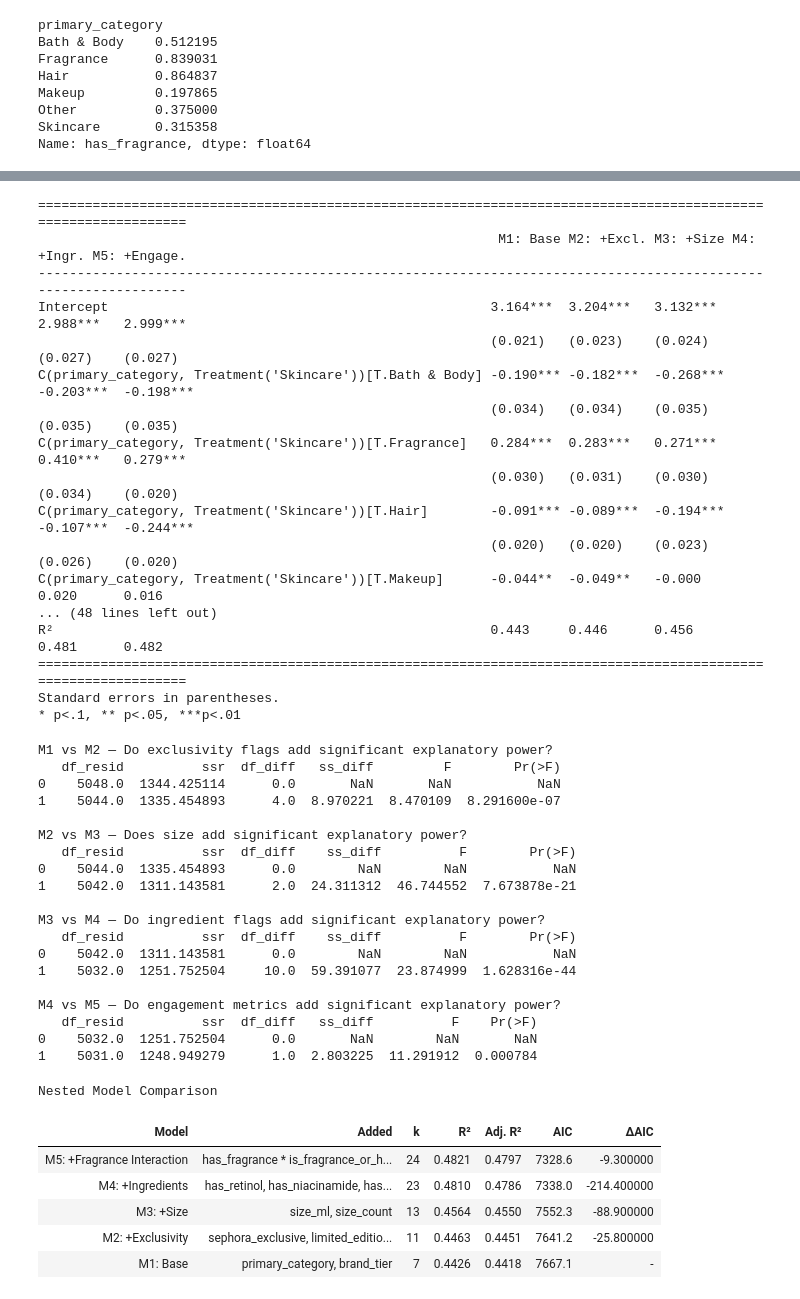
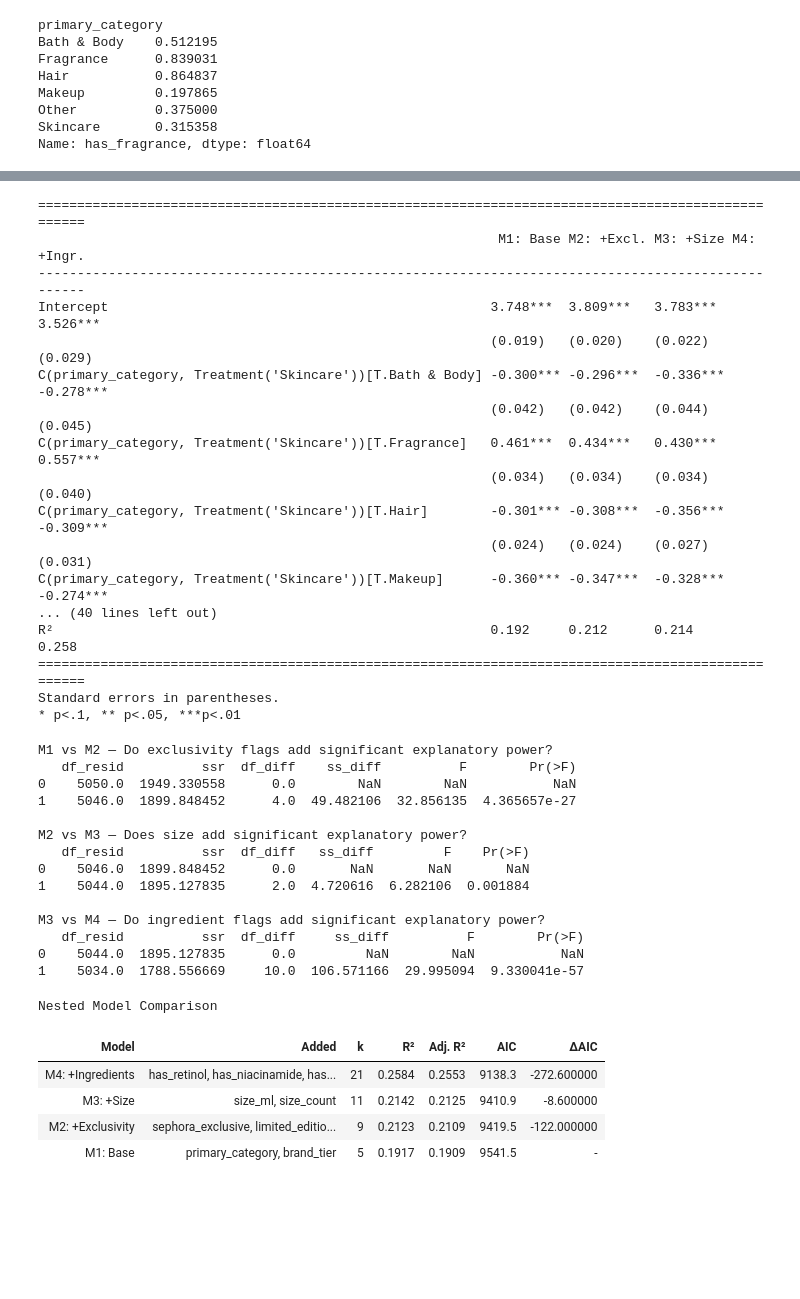
Before and after one commit to DonjhaiH/230A_final_project, a Jupyter notebook: code/clean.ipynb, the cells around one changed output, grey strips where cells are left out. Cells and saved outputs as stored; diff of their text form; code cells hidden in the pictures; blank space fills up the shorter version.

```diff
--- a/code/clean.ipynb
+++ b/code/clean.ipynb
@@ -21,5 +21,5 @@ Path to dataset files: /Users/donjhaiholland/.cache/kagglehub/datasets/nadyinky/
 # %%
-path = "/Users/donjhaiholland/.cache/kagglehub/datasets/nadyinky/sephora-products-and-skincare-reviews/versions/2"
+path = "/Users/wengel/.cache/kagglehub/datasets/nadyinky/sephora-products-and-skincare-reviews/versions/2"
 products_path = os.path.join(path, 'product_info.csv')
 products_df = pd.read_csv(products_path)
 # %%
@@ -811,7 +811,6 @@ m1 = smf.ols(
 # Answers does exclusivity of product affect price?
 m2 = smf.ols(
     """log_price ~ C(primary_category, Treatment('Skincare'))
-                + C(brand_tier, Treatment('Accessible'))
                 + sephora_exclusive + limited_edition + online_only + new""",
     data=new_products
 ).fit(cov_type="HC2")
@@ -820,7 +819,6 @@ m2 = smf.ols(
 # originally was log transfromed for size (did we comment that out purposely?)
 m3 = smf.ols(
     """log_price ~ C(primary_category, Treatment('Skincare'))
-                + C(brand_tier, Treatment('Accessible'))
                 + sephora_exclusive + limited_edition + online_only + new
                 + size_ml + size_count""",
     data=new_products
@@ -830,7 +828,6 @@ m3 = smf.ols(
 # added all the ingredients <-- are all good ingredients?? were any trending??
 m4 = smf.ols(
     """log_price ~ C(primary_category, Treatment('Skincare'))
-                + C(brand_tier, Treatment('Accessible'))
                 + sephora_exclusive + limited_edition + online_only + new
                 + size_ml + size_count
                 + has_retinol + has_niacinamide + has_hyaluronic
@@ -916,7 +923,7 @@ from statsmodels.iolib.summary2 import summary_col
 # AIC if we're using HC2 or use F-Tests if we're using HC3
 
 table = summary_col(
-    [m1, m2, m3, m4, m5],
+    [m1, m2, m3, m4],
     stars=True,
     float_format="%.3f",
     model_names=["M1: Base", "M2: +Excl.", "M3: +Size",
@@ -930,21 +937,21 @@ table = summary_col(
 )
 print(table)
 # %% [output]
-================================================================================================================
-                                                           M1: Base M2: +Excl. M3: +Size M4: +Ingr. M5: +Engage.
-----------------------------------------------------------------------------------------------------------------
-Intercept                                                 3.164***  3.204***   3.132***  2.988***   2.999***
-                                                          (0.021)   (0.023)    (0.024)   (0.027)    (0.027)
-C(primary_category, Treatment('Skincare'))[T.Bath & Body] -0.190*** -0.182***  -0.268*** -0.203***  -0.198***
-                                                          (0.034)   (0.034)    (0.035)   (0.035)    (0.035)
-C(primary_category, Treatment('Skincare'))[T.Fragrance]   0.284***  0.283***   0.271***  0.410***   0.279***
-                                                          (0.030)   (0.031)    (0.030)   (0.034)    (0.020)
-C(primary_category, Treatment('Skincare'))[T.Hair]        -0.091*** -0.089***  -0.194*** -0.107***  -0.244***
-                                                          (0.020)   (0.020)    (0.023)   (0.026)    (0.020)
-C(primary_category, Treatment('Skincare'))[T.Makeup]      -0.044**  -0.049**   -0.000    0.020      0.016
-... (48 lines left out)
-R²                                                        0.443     0.446      0.456     0.481      0.482
-================================================================================================================
+===================================================================================================
+                                                           M1: Base M2: +Excl. M3: +Size M4: +Ingr.
+---------------------------------------------------------------------------------------------------
+Intercept                                                 3.748***  3.809***   3.783***  3.526***
+                                                          (0.019)   (0.020)    (0.022)   (0.029)
+C(primary_category, Treatment('Skincare'))[T.Bath & Body] -0.300*** -0.296***  -0.336*** -0.278***
+                                                          (0.042)   (0.042)    (0.044)   (0.045)
+C(primary_category, Treatment('Skincare'))[T.Fragrance]   0.461***  0.434***   0.430***  0.557***
+                                                          (0.034)   (0.034)    (0.034)   (0.040)
+C(primary_category, Treatment('Skincare'))[T.Hair]        -0.301*** -0.308***  -0.356*** -0.309***
+                                                          (0.024)   (0.024)    (0.027)   (0.031)
+C(primary_category, Treatment('Skincare'))[T.Makeup]      -0.360*** -0.347***  -0.328*** -0.274***
+... (40 lines left out)
+R²                                                        0.192     0.212      0.214     0.258
+===================================================================================================
 Standard errors in parentheses.
 * p<.1, ** p<.05, ***p<.01
 # %%
@@ -965,34 +972,29 @@ print("\nM3 vs M4 — Do ingredient flags add significant explanatory power?")
 f_34 = anova_lm(m3, m4)
 print(f_34)
 
-print("\nM4 vs M5 — Do engagement metrics add significant explanatory power?")
-f_45 = anova_lm(m4, m5)
-print(f_45)
+#print("\nM4 vs M5 — Do engagement metrics add significant explanatory power?")
+#f_45 = anova_lm(m4, m5)
+#print(f_45)
 # %% [output]
 M1 vs M2 — Do exclusivity flags add significant explanatory power?
-   df_resid          ssr  df_diff   ss_diff         F        Pr(>F)
-0    5048.0  1344.425114      0.0       NaN       NaN           NaN
-1    5044.0  1335.454893      4.0  8.970221  8.470109  8.291600e-07
+   df_resid          ssr  df_diff    ss_diff          F        Pr(>F)
+0    5050.0  1949.330558      0.0        NaN        NaN           NaN
+1    5046.0  1899.848452      4.0  49.482106  32.856135  4.365657e-27
 
 M2 vs M3 — Does size add significant explanatory power?
-   df_resid          ssr  df_diff    ss_diff          F        Pr(>F)
-0    5044.0  1335.454893      0.0        NaN        NaN           NaN
-1    5042.0  1311.143581      2.0  24.311312  46.744552  7.673878e-21
+   df_resid          ssr  df_diff   ss_diff         F    Pr(>F)
+0    5046.0  1899.848452      0.0       NaN       NaN       NaN
+1    5044.0  1895.127835      2.0  4.720616  6.282106  0.001884
 
 M3 vs M4 — Do ingredient flags add significant explanatory power?
-   df_resid          ssr  df_diff    ss_diff          F        Pr(>F)
-0    5042.0  1311.143581      0.0        NaN        NaN           NaN
-1    5032.0  1251.752504     10.0  59.391077  23.874999  1.628316e-44
-
-M4 vs M5 — Do engagement metrics add significant explanatory power?
-   df_resid          ssr  df_diff   ss_diff          F    Pr(>F)
-0    5032.0  1251.752504      0.0       NaN        NaN       NaN
-1    5031.0  1248.949279      1.0  2.803225  11.291912  0.000784
+   df_resid          ssr  df_diff     ss_diff          F        Pr(>F)
+0    5044.0  1895.127835      0.0         NaN        NaN           NaN
+1    5034.0  1788.556669     10.0  106.571166  29.995094  9.330041e-57
 # %%
 import pandas as pd
 import numpy as np
 
-models      = [m1, m2, m3, m4, m5]
+models      = [m1, m2, m3, m4]
 model_names = ["M1: Base", "M2: +Exclusivity", "M3: +Size",
                "M4: +Ingredients", "M5: +Fragrance Interaction"]
 added_block = [
@@ -1001,35 +1003,34 @@ added_block = [
     "size_ml, size_count",
     "has_retinol, has_niacinamide, has_hyaluronic, has_vitamin_c, has_aha_bha, has_peptides, has_spf, has_fragrance, has_ceramides, has_vitamin_e",
     "has_fragrance * is_fragrance_or_hair (dropped has_fragrance main effect into interaction)"
 ]
 
 rows = []
 for i, (m, name, block) in enumerate(zip(models, model_names, added_block)):
     row = {
         "Model":    name,
         "Added":    block,
         "k":        int(m.df_model),
         "R²":       round(m.rsquared, 4),
         "Adj. R²":  round(m.rsquared_adj, 4),
         "AIC":      round(m.aic, 1),
         "ΔAIC":     "-",
     }
 
     if i > 0:
         row["ΔAIC"] = round(m.aic - models[i-1].aic, 1)
 
     rows.append(row)
 
 comparison_df = pd.DataFrame(rows)
 comparison_df.sort_values("AIC").style \
     .format({"R²": "{:.4f}", "Adj. R²": "{:.4f}", "AIC": "{:.1f}"}) \
     .set_caption("Nested Model Comparison") \
     .hide(axis="index")
 # %% [output]
 Nested Model Comparison
 | Model | Added | k | R² | Adj. R² | AIC | ΔAIC |
-| M5: +Fragrance Interaction | has_fragrance * is_fragrance_or_h... | 24 | 0.4821 | 0.4797 | 7328.6 | -9.300000 |
-| M4: +Ingredients | has_retinol, has_niacinamide, has... | 23 | 0.4810 | 0.4786 | 7338.0 | -214.400000 |
-| M3: +Size | size_ml, size_count | 13 | 0.4564 | 0.4550 | 7552.3 | -88.900000 |
-| M2: +Exclusivity | sephora_exclusive, limited_editio... | 11 | 0.4463 | 0.4451 | 7641.2 | -25.800000 |
-| M1: Base | primary_category, brand_tier | 7 | 0.4426 | 0.4418 | 7667.1 | - |
+| M4: +Ingredients | has_retinol, has_niacinamide, has... | 21 | 0.2584 | 0.2553 | 9138.3 | -272.600000 |
+| M3: +Size | size_ml, size_count | 11 | 0.2142 | 0.2125 | 9410.9 | -8.600000 |
+| M2: +Exclusivity | sephora_exclusive, limited_editio... | 9 | 0.2123 | 0.2109 | 9419.5 | -122.000000 |
+| M1: Base | primary_category, brand_tier | 5 | 0.1917 | 0.1909 | 9541.5 | - |
```
Also changed, not shown: parts of 17 cells of this notebook.
